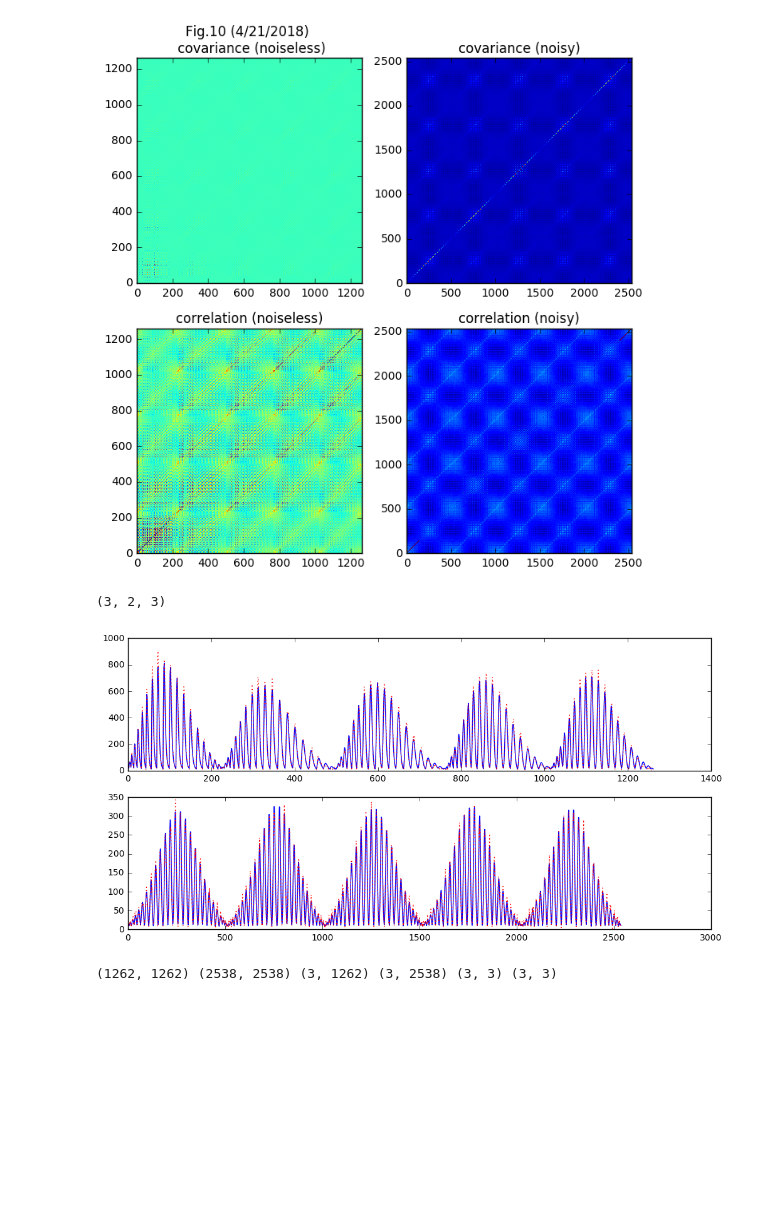
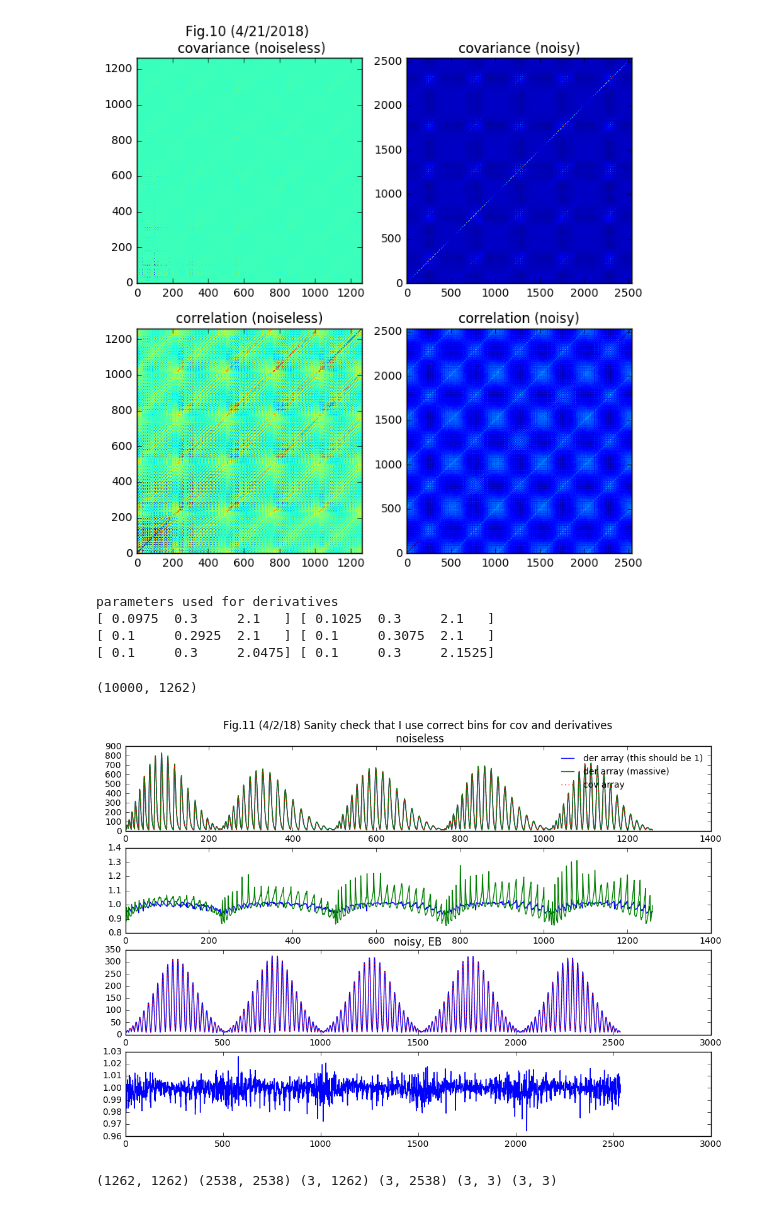
Before and after one commit to liuxx479/PDFs, a Jupyter notebook: PDFs.ipynb, the cells around one changed output. Cells and saved outputs as stored; diff of their text form; code cells hidden in the pictures; blank space fills up the shorter version.

```diff
--- a/PDFs.ipynb
+++ b/PDFs.ipynb
@@ -286,23 +291,41 @@ fidu_params = (0.1, 0.3, 2.1)
 params_der = array( [[[0.1*(1.0-ir/2), 0.3, 2.1],[0.1*(1.0+ir/2), 0.3, 2.1]] ,
                     [[0.1, 0.3*(1.0-ir/2), 2.1],[0.1, 0.3*(1.0+ir/2), 2.1]] ,
                     [[0.1, 0.3, 2.1*(1.0-ir/2)],[0.1, 0.3, 2.1*(1.0+ir/2)]]] )
-print params_der.shape
-derI = array([(PDF2dInterpI_15bins(params_der[i][0]) + PDF2dInterpI_15bins(params_der[i][1]))/(fidu_params[i]*ir)
+#print params_der.shape
+derI = array([(PDF2dInterpI(params_der[i][0]) + PDF2dInterpI(params_der[i][1]))/(fidu_params[i]*ir)
         for i in range(3)])
-derN = array([(PDF2dInterpN_15bins(params_der[i][0]) + PDF2dInterpN_15bins(params_der[i][1]))/(fidu_params[i]*ir)
+derN = array([(PDF2dInterpN(params_der[i][0]) + PDF2dInterpN(params_der[i][1]))/(fidu_params[i]*ir)
         for i in range(3)])
+
+print 'parameters used for derivatives'
+for i in range(3):
+    print params_der[i][0], params_der[i][1]
 # %% [output]
-(3, 2, 3)
+parameters used for derivatives
+[ 0.0975  0.3     2.1   ] [ 0.1025  0.3     2.1   ]
+[ 0.1     0.2925  2.1   ] [ 0.1     0.3075  2.1   ]
+[ 0.1     0.3     2.0475] [ 0.1     0.3     2.1525]
-# %%
-f, (ax,ax2)=subplots(2,1, figsize=(12,6))
-ax.plot(stats_I.reshape(len(params),-1)[:, idxI_NZ] [0], 'b-',label='der arr')
-ax.plot(pdf2dI_cov_flat[:, idxI_NZ] [0], 'r:',label='cov array')
-
-ax2.plot(stats_N.reshape(len(params),-1)[:, idxN_NZ] [0], 'b-',label='der arr')
-ax2.plot(pdf2dN_cov_flat[:, idxN_NZ] [0], 'r:',label='cov array')
-show()
-# %% [output]
-[figure, removed]
+# %%
+pdf2dI_cov_flat[:, idxI_NZ].shape
+# %% [output]
+(10000, 1262)
+# %%
+f, (ax1, ax2, ax3, ax4)=subplots(4,1, figsize=(12,8))
+ax1.plot(stats_I.reshape(len(params),-1)[:, idxI_NZ] [0], 'b-',label='der array (this should be 1)')
+ax1.plot(stats_I.reshape(len(params),-1)[:, idxI_NZ] [1], 'g-',label='der array (massive)')
+ax1.plot( mean(pdf2dI_cov_flat[:, idxI_NZ],axis=0), 'r:',label='cov array')
+ax2.plot( mean(pdf2dI_cov_flat[:, idxI_NZ],axis=0) / stats_I.reshape(len(params),-1)[:, idxI_NZ] [0], 'b-')
+ax2.plot( mean(pdf2dI_cov_flat[:, idxI_NZ],axis=0) / stats_I.reshape(len(params),-1)[:, idxI_NZ] [1], 'g-')
+
+ax1.legend(frameon=0, fontsize=10,loc=0)
+ax1.set_title('Fig.11 (4/2/18) Sanity check that I use correct bins for cov and derivatives\n noiseless')
+ax3.plot(stats_N.reshape(len(params),-1)[:, idxN_NZ] [0], 'b-',label='der array')
+ax3.plot(mean(pdf2dN_cov_flat[:, idxN_NZ],axis=0), 'r:',label='cov array')
+ax4.plot(mean(pdf2dN_cov_flat[:, idxN_NZ],axis=0)/stats_N.reshape(len(params),-1)[:, idxN_NZ] [0])
+ax3.set_title('noisy, EB')
+show()
+# %% [output]
+[figure, added]
 # %%
 FisherI = Fisher(covII, derI)
 FisherN = Fisher(covIN, derN)
```
Also changed, not shown: parts of 11 cells of this notebook.
